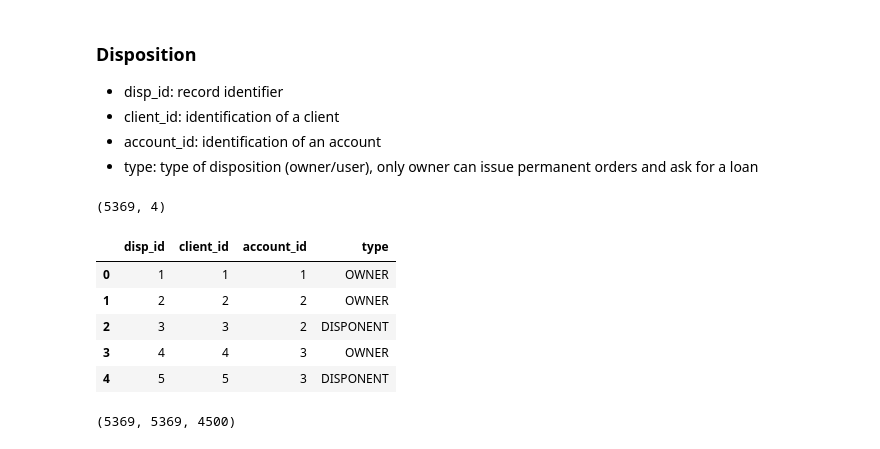
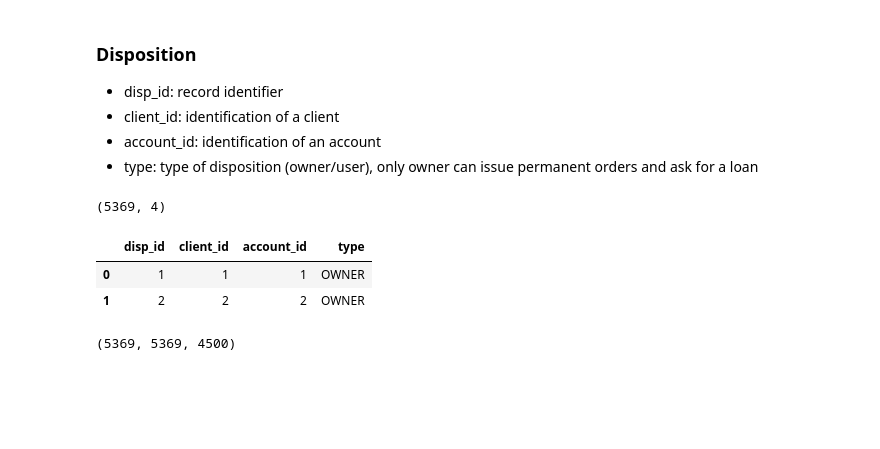
Before and after one commit to Nik8x/Anti_money_Laundering, a Jupyter notebook: Financial_Transactions_Data_Analysis.ipynb, the cells around one changed output. Drawn from its saved outputs; the diff is of its cells as text; code cells hidden in the pictures; blank space fills up the shorter version.

```diff
--- a/Financial_Transactions_Data_Analysis.ipynb
+++ b/Financial_Transactions_Data_Analysis.ipynb
@@ -251,15 +259,12 @@ client = client.drop(['age_in_1998', 'age_group'], axis = 1) # dropping columns
 *   type:	type of disposition (owner/user), only owner can issue permanent orders and ask for a loan
 # %%
 print(disp.shape)
-disp.head()
+disp[:2]
 # %% [output]
 (5369, 4)
 |  | disp_id | client_id | account_id | type |
 | 0 | 1 | 1 | 1 | OWNER |
 | 1 | 2 | 2 | 2 | OWNER |
-| 2 | 3 | 3 | 2 | DISPONENT |
-| 3 | 4 | 4 | 3 | OWNER |
-| 4 | 5 | 5 | 3 | DISPONENT |
 # %%
 disp.disp_id.nunique(), disp.client_id.nunique(), disp.account_id.nunique()
 # %% [output]
```
Also changed, not shown: parts of 72 cells of this notebook.
